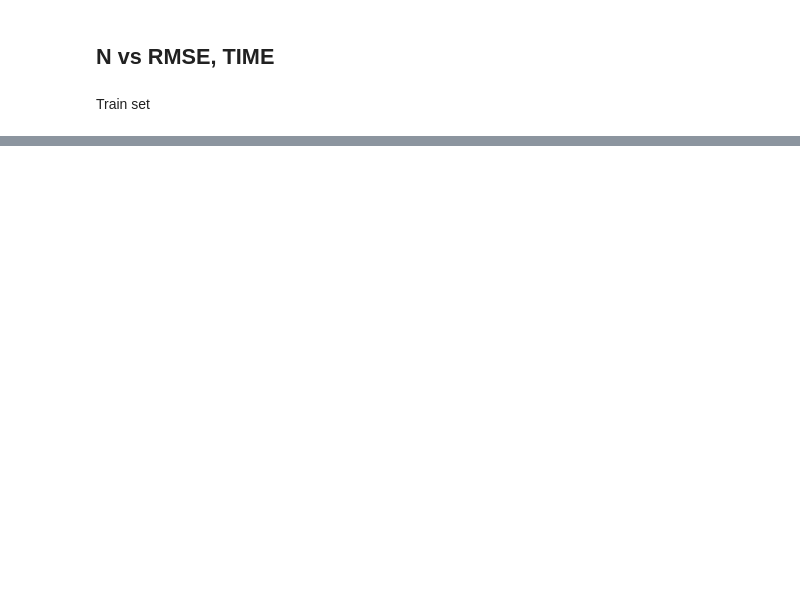
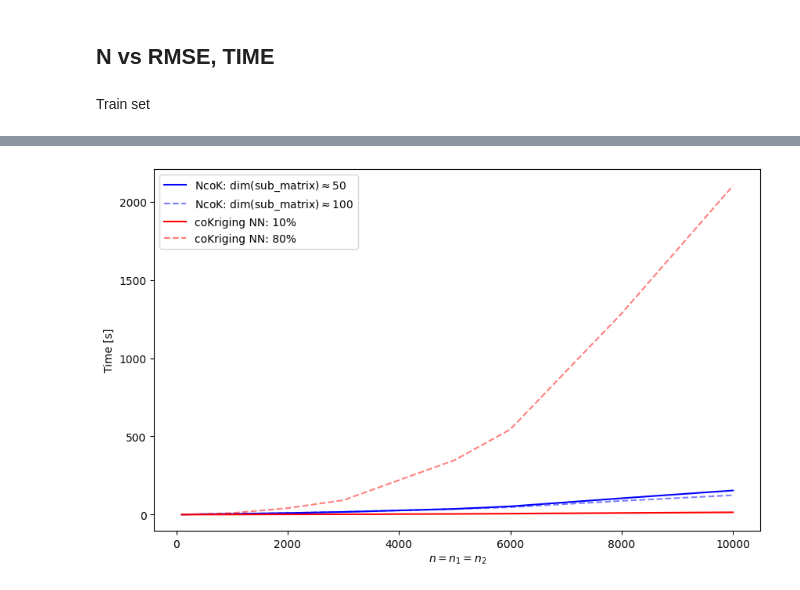
Before and after one commit to AlejandroVillazonG/NestedCoKriging, a Jupyter notebook: pruebas.ipynb, the cells around one changed output, grey strips where cells are left out. Saved outputs shown, nothing was run; the diff lists cells and outputs as text; code cells hidden in the pictures; blank space fills up the shorter version.

```diff
--- a/pruebas.ipynb
+++ b/pruebas.ipynb
@@ -157,0 +182,13 @@ root_mean_squared_error(y_pred_coK, Y_test)
+# %%
+plt.figure(figsize=(10, 6))
+
+plt.plot(ns, times_NcoK[:, 0], label=r'NcoK: dim(sub_matrix)$\approx$50', ls='-', c='b', alpha=1)
+plt.plot(ns, times_NcoK[:, 1], label=r'NcoK: dim(sub_matrix)$\approx$100', ls='--', c='b', alpha=.5)
+
+plt.plot(ns, times_coKNN[:, 0], label='coKriging NN: 10%', ls='-', c='r', alpha=1)
+plt.plot(ns, times_coKNN[:, 1], label='coKriging NN: 80%', ls='--', c='r', alpha=.5)
+
+plt.legend()
+plt.xlabel(r'$n = n_1 = n_2$'); plt.ylabel('Time [s]');
+# %% [output]
+[figure, added]
```
Also changed, not shown: parts of 17 cells of this notebook, 1 other file.
